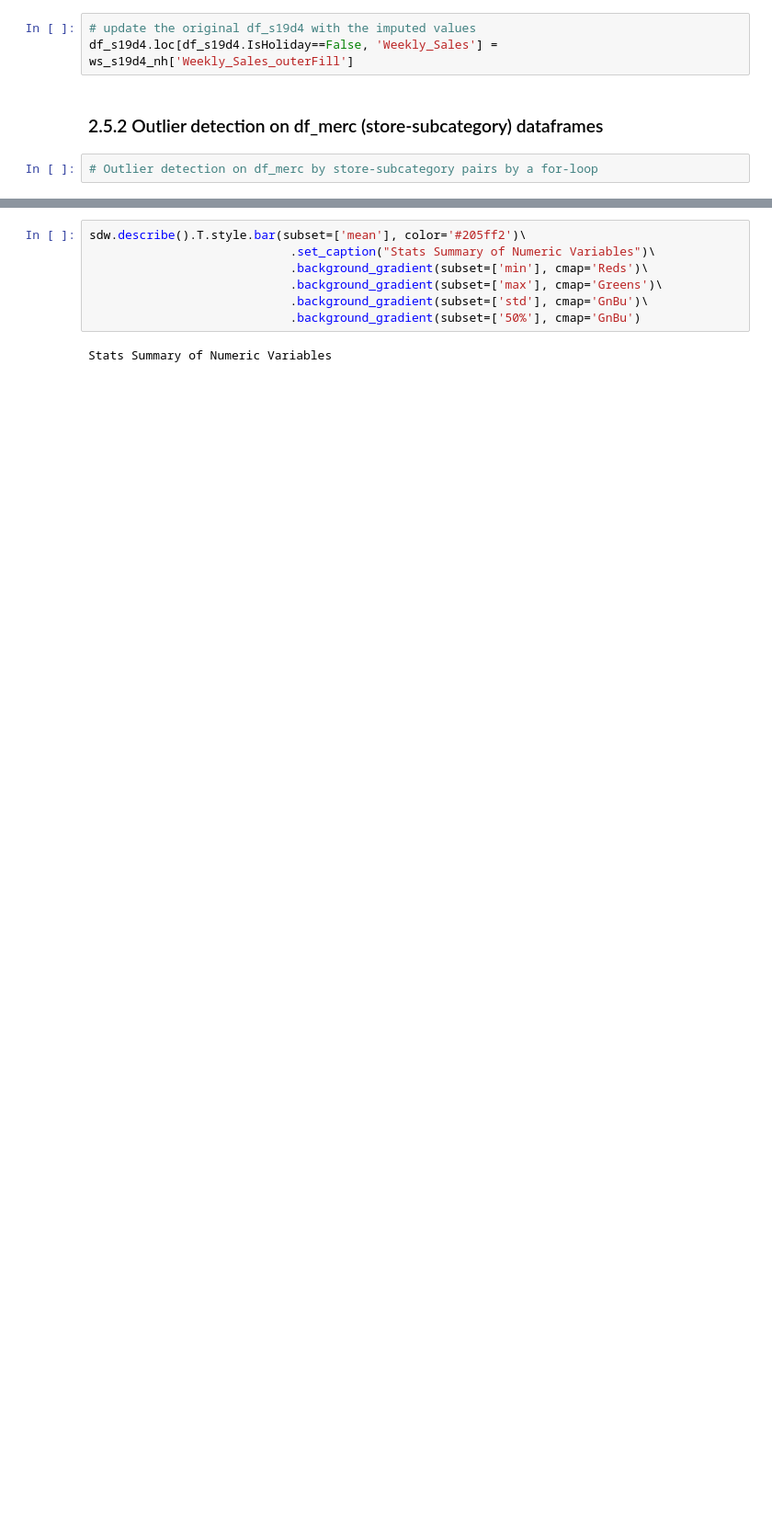
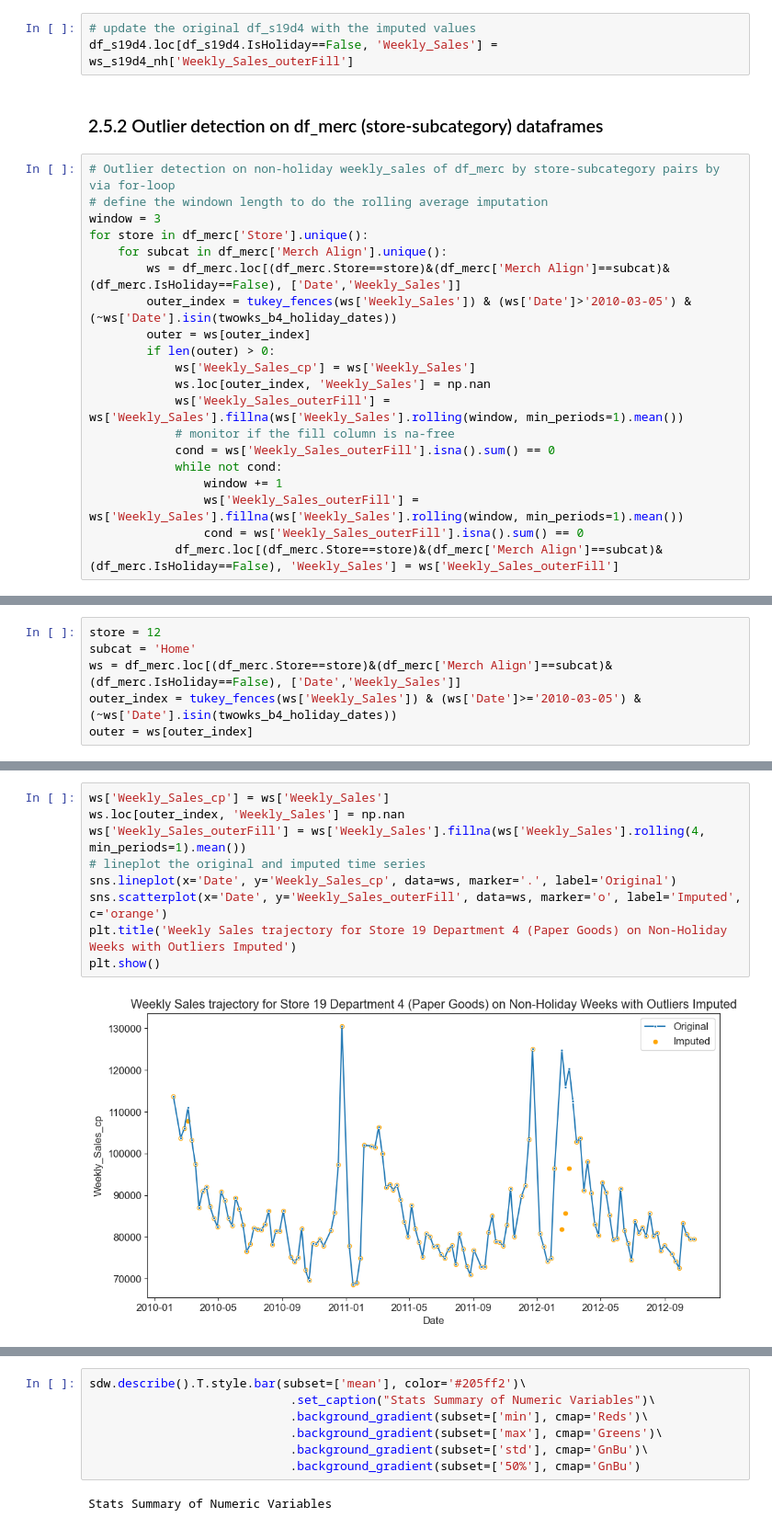
Before and after one commit to Dr-Spicy/WalmartForecast, a Jupyter notebook: Notebook.ipynb, the cells around one changed output, grey strips where cells are left out. Shown at 92% size. Saved outputs shown, nothing was run; the diff lists cells and outputs as text; blank space fills up the shorter version.

```diff
--- a/Notebook.ipynb
+++ b/Notebook.ipynb
@@ -877,4 +878,22 @@ df_s19d4.loc[df_s19d4.IsHoliday==False, 'Weekly_Sales'] = ws_s19d4_nh['Weekly_Sa
 # %% [markdown]
 ### 2.5.2 Outlier detection on df_merc (store-subcategory) dataframes
 # %%
-# Outlier detection on df_merc by store-subcategory pairs by a for-loop
+# Outlier detection on non-holiday weekly_sales of df_merc by store-subcategory pairs by via for-loop
+# define the windown length to do the rolling average imputation
+window = 3
+for store in df_merc['Store'].unique():
+    for subcat in df_merc['Merch Align'].unique():
+        ws = df_merc.loc[(df_merc.Store==store)&(df_merc['Merch Align']==subcat)&(df_merc.IsHoliday==False), ['Date','Weekly_Sales']]
+        outer_index = tukey_fences(ws['Weekly_Sales']) & (ws['Date']>'2010-03-05') & (~ws['Date'].isin(twowks_b4_holiday_dates))
+        outer = ws[outer_index]
+        if len(outer) > 0:
+            ws['Weekly_Sales_cp'] = ws['Weekly_Sales']
+            ws.loc[outer_index, 'Weekly_Sales'] = np.nan
+            ws['Weekly_Sales_outerFill'] = ws['Weekly_Sales'].fillna(ws['Weekly_Sales'].rolling(window, min_periods=1).mean())
+            # monitor if the fill column is na-free
+            cond = ws['Weekly_Sales_outerFill'].isna().sum() == 0
+            while not cond:
+                window += 1
+                ws['Weekly_Sales_outerFill'] = ws['Weekly_Sales'].fillna(ws['Weekly_Sales'].rolling(window, min_periods=1).mean())
+                cond = ws['Weekly_Sales_outerFill'].isna().sum() == 0
+            df_merc.loc[(df_merc.Store==store)&(df_merc['Merch Align']==subcat)&(df_merc.IsHoliday==False), 'Weekly_Sales'] = ws['Weekly_Sales_outerFill']
@@ -880,0 +902,6 @@ df_s19d4.loc[df_s19d4.IsHoliday==False, 'Weekly_Sales'] = ws_s19d4_nh['Weekly_Sa
+# %%
+store = 12
+subcat = 'Home'
+ws = df_merc.loc[(df_merc.Store==store)&(df_merc['Merch Align']==subcat)&(df_merc.IsHoliday==False), ['Date','Weekly_Sales']]
+outer_index = tukey_fences(ws['Weekly_Sales']) & (ws['Date']>='2010-03-05') & (~ws['Date'].isin(twowks_b4_holiday_dates))
+outer = ws[outer_index]
@@ -880,0 +917,11 @@ df_s19d4.loc[df_s19d4.IsHoliday==False, 'Weekly_Sales'] = ws_s19d4_nh['Weekly_Sa
+# %%
+ws['Weekly_Sales_cp'] = ws['Weekly_Sales']
+ws.loc[outer_index, 'Weekly_Sales'] = np.nan
+ws['Weekly_Sales_outerFill'] = ws['Weekly_Sales'].fillna(ws['Weekly_Sales'].rolling(4, min_periods=1).mean())
+# lineplot the original and imputed time series
+sns.lineplot(x='Date', y='Weekly_Sales_cp', data=ws, marker='.', label='Original')
+sns.scatterplot(x='Date', y='Weekly_Sales_outerFill', data=ws, marker='o', label='Imputed', c='orange')
+plt.title('Weekly Sales trajectory for Store 19 Department 4 (Paper Goods) on Non-Holiday Weeks with Outliers Imputed')
+plt.show()
+# %% [output]
+[figure, added]
```
Also changed, not shown: parts of 29 cells of this notebook, 1 other file.
